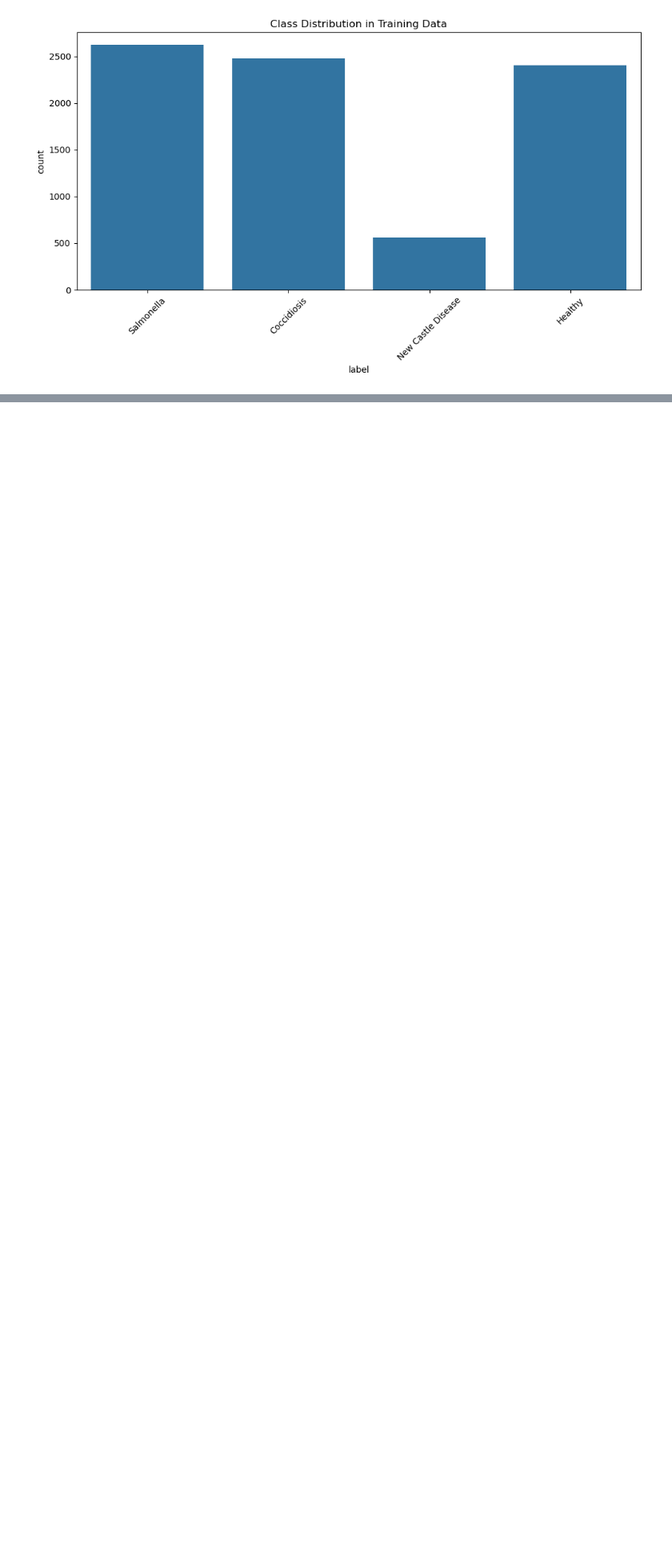
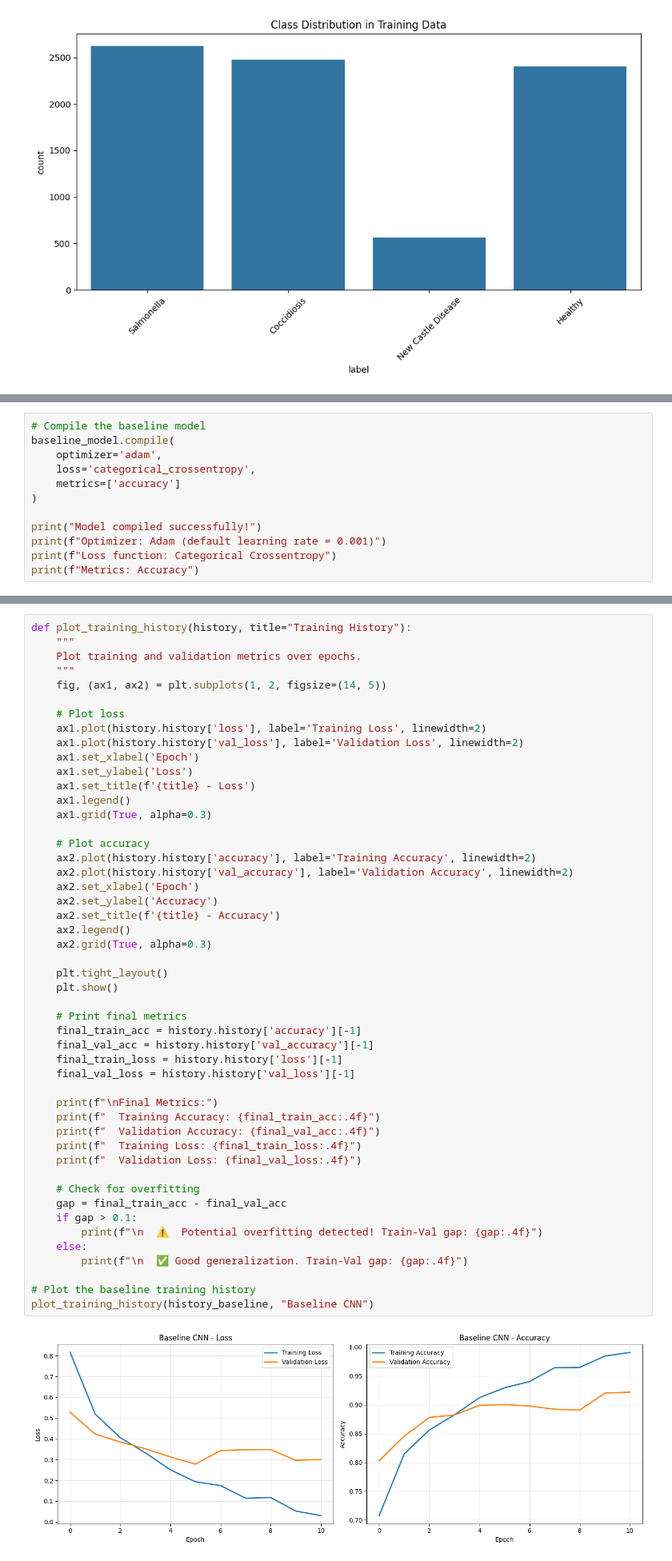
Before and after one commit to rizikilatifa/Chicken_Disease_Image_Classification, a Jupyter notebook: chicken disease.ipynb, the cells around one changed output, grey strips where cells are left out. Shown at 80% size. Cells and saved outputs as stored; diff of their text form; blank space fills up the shorter version.

```diff
--- a/chicken disease.ipynb
+++ b/chicken disease.ipynb
@@ -401,0 +570,12 @@ ModuleNotFoundError: No module named 'cv2'
+# %%
+# Compile the baseline model
+baseline_model.compile(
+    optimizer='adam',
+    loss='categorical_crossentropy',
+    metrics=['accuracy']
+)
+
+print("Model compiled successfully!")
+print(f"Optimizer: Adam (default learning rate = 0.001)")
+print(f"Loss function: Categorical Crossentropy")
+print(f"Metrics: Accuracy")
@@ -401,0 +669,51 @@ ModuleNotFoundError: No module named 'cv2'
+# %%
+def plot_training_history(history, title="Training History"):
+    """
+    Plot training and validation metrics over epochs.
+    """
+    fig, (ax1, ax2) = plt.subplots(1, 2, figsize=(14, 5))
+
+    # Plot loss
+    ax1.plot(history.history['loss'], label='Training Loss', linewidth=2)
+    ax1.plot(history.history['val_loss'], label='Validation Loss', linewidth=2)
+    ax1.set_xlabel('Epoch')
+    ax1.set_ylabel('Loss')
+    ax1.set_title(f'{title} - Loss')
+    ax1.legend()
+    ax1.grid(True, alpha=0.3)
+
+    # Plot accuracy
+    ax2.plot(history.history['accuracy'], label='Training Accuracy', linewidth=2)
+    ax2.plot(history.history['val_accuracy'], label='Validation Accuracy', linewidth=2)
+    ax2.set_xlabel('Epoch')
+    ax2.set_ylabel('Accuracy')
+    ax2.set_title(f'{title} - Accuracy')
+    ax2.legend()
+    ax2.grid(True, alpha=0.3)
+
+    plt.tight_layout()
+    plt.show()
+
+    # Print final metrics
+    final_train_acc = history.history['accuracy'][-1]
+    final_val_acc = history.history['val_accuracy'][-1]
+    final_train_loss = history.history['loss'][-1]
+    final_val_loss = history.history['val_loss'][-1]
+
+    print(f"\nFinal Metrics:")
+    print(f"  Training Accuracy: {final_train_acc:.4f}")
+    print(f"  Validation Accuracy: {final_val_acc:.4f}")
+    print(f"  Training Loss: {final_train_loss:.4f}")
+    print(f"  Validation Loss: {final_val_loss:.4f}")
+
+    # Check for overfitting
+    gap = final_train_acc - final_val_acc
+    if gap > 0.1:
+        print(f"\n  ⚠️  Potential overfitting detected! Train-Val gap: {gap:.4f}")
+    else:
+        print(f"\n  ✅ Good generalization. Train-Val gap: {gap:.4f}")
+
+# Plot the baseline training history
+plot_training_history(history_baseline, "Baseline CNN")
+# %% [output]
+[figure, added]
```
Also changed, not shown: parts of 43 cells of this notebook, 1 other file.
